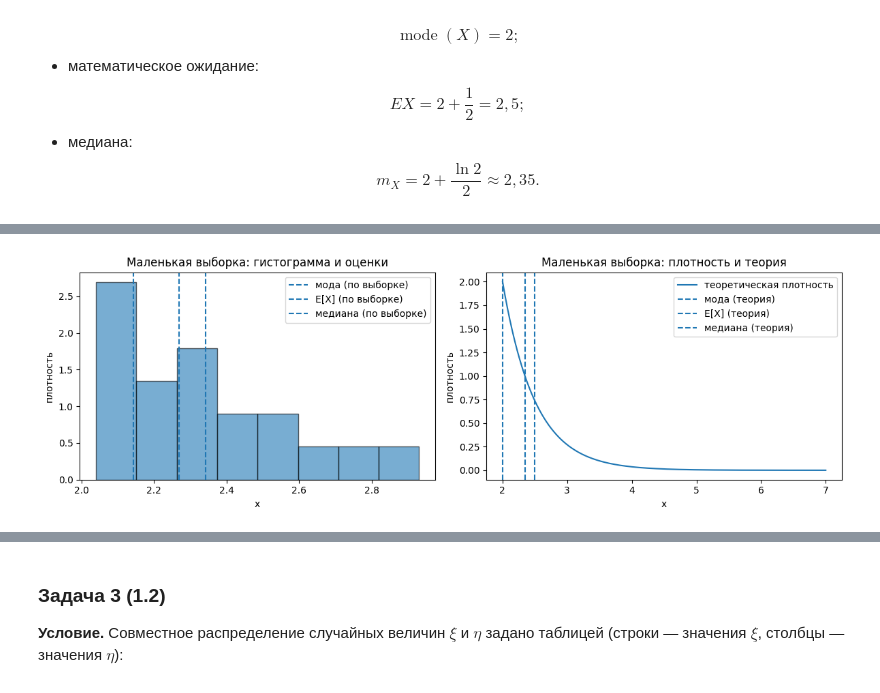
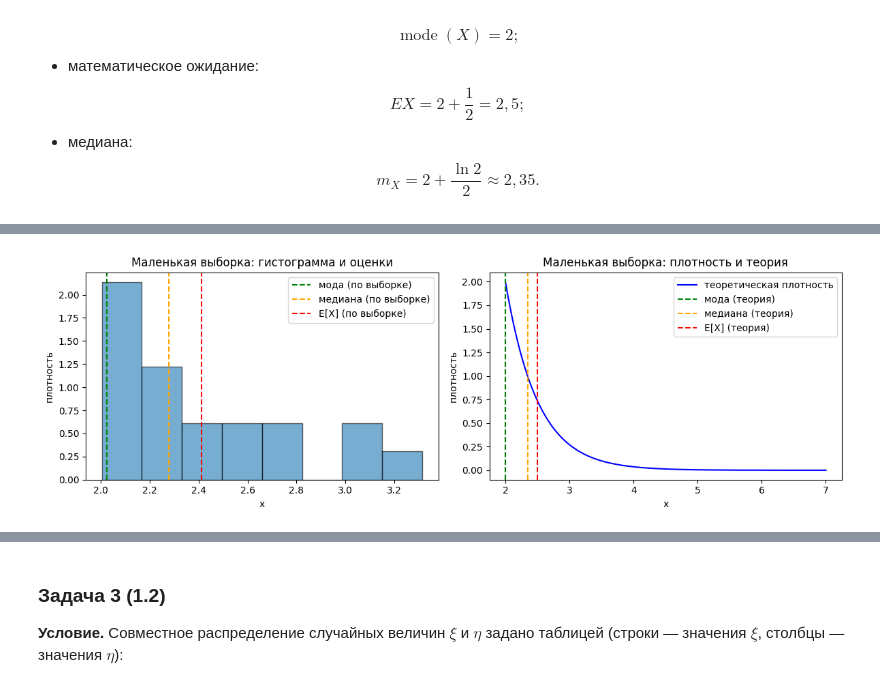
Before and after one commit to potyomin/Yadro-statistics-and-ml-labs, a Jupyter notebook: LW2/LW_2.ipynb, the cells around one changed output, grey strips where cells are left out. Drawn from its saved outputs; the diff is of its cells as text; code cells hidden in the pictures.

```diff
--- a/LW2/LW_2.ipynb
+++ b/LW2/LW_2.ipynb
@@ -194,13 +194,16 @@ import matplotlib.pyplot as plt
 lam = 2.0
 a = 2.0
 
+np.random.seed(42)
+
 mode_theor = a
+median_theor = a + np.log(2) / lam
 mean_theor = a + 1 / lam
-median_theor = a + np.log(2) / lam
 
 print("Теоретическая мода   :", mode_theor)
+print("Теоретическая медиана:", median_theor)
 print("Теоретическое E[X]   :", mean_theor)
-print("Теоретическая медиана:", median_theor)
+
 
 def shifted_exp_pdf(x, lam=lam, a=a):
     x = np.asarray(x)
@@ -209,52 +212,58 @@ def shifted_exp_pdf(x, lam=lam, a=a):
     res[mask] = lam * np.exp(-lam * (x[mask] - a))
     return res
 
+
 def sample_mode(sample, bins=30):
     counts, edges = np.histogram(sample, bins=bins)
     idx = np.argmax(counts)
     return 0.5 * (edges[idx] + edges[idx + 1])
 
+
 n_big = 10_000
 n_small = 20
 
-big_sample = a + np.random.exponential(scale=1/lam, size=n_big)
-small_sample = a + np.random.exponential(scale=1/lam, size=n_small)
+big_sample = a + np.random.exponential(scale=1 / lam, size=n_big)
+small_sample = a + np.random.exponential(scale=1 / lam, size=n_small)
 
 mode_big = sample_mode(big_sample)
+median_big = np.median(big_sample)
 mean_big = big_sample.mean()
-median_big = np.median(big_sample)
 
 mode_small = sample_mode(small_sample)
+median_small = np.median(small_sample)
 mean_small = small_sample.mean()
-median_small = np.median(small_sample)
 
 print("\nБольшая выборка (n = 10000)")
 print("  мода по выборке   :", mode_big)
+print("  медиана по выборке:", median_big)
 print("  E[X] по выборке   :", mean_big)
-print("  медиана по выборке:", median_big)
 
 print("\nМаленькая выборка (n = 20)")
 print("  мода по выборке   :", mode_small)
+print("  медиана по выборке:", median_small)
 print("  E[X] по выборке   :", mean_small)
-print("  медиана по выборке:", median_small)
 
-x_grid = np.linspace(a, a + 10/lam, 400)
+x_grid = np.linspace(a, a + 10 / lam, 400)
+
+mode_color = 'green'
+median_color = 'orange'
+mean_color = 'red'
 
 fig, ax = plt.subplots(1, 2, figsize=(12, 4))
 
 ax[0].hist(big_sample, bins=40, density=True, alpha=0.6, edgecolor='black')
-ax[0].axvline(mode_big,   linestyle='--', label='мода (по выборке)')
-ax[0].axvline(mean_big,   linestyle='--', label='E[X] (по выборке)')
-ax[0].axvline(median_big, linestyle='--', label='медиана (по выборке)')
+ax[0].axvline(mode_big, linestyle='--', color=mode_color, label='мода (по выборке)')
+ax[0].axvline(median_big, linestyle='--', color=median_color, label='медиана (по выборке)')
+ax[0].axvline(mean_big, linestyle='--', color=mean_color, label='E[X] (по выборке)')
 ax[0].set_title('Большая выборка: гистограмма и оценки')
 ax[0].set_xlabel('x')
 ax[0].set_ylabel('плотность')
 ax[0].legend()
 
-ax[1].plot(x_grid, shifted_exp_pdf(x_grid), label='теоретическая плотность')
-ax[1].axvline(mode_theor,   linestyle='--', label='мода (теория)')
-ax[1].axvline(mean_theor,   linestyle='--', label='E[X] (теория)')
-ax[1].axvline(median_theor, linestyle='--', label='медиана (теория)')
+ax[1].plot(x_grid, shifted_exp_pdf(x_grid), color='blue', label='теоретическая плотность')
+ax[1].axvline(mode_theor, linestyle='--', color=mode_color, label='мода (теория)')
+ax[1].axvline(median_theor, linestyle='--', color=median_color, label='медиана (теория)')
+ax[1].axvline(mean_theor, linestyle='--', color=mean_color, label='E[X] (теория)')
 ax[1].set_title('Большая выборка: плотность и теория')
 ax[1].set_xlabel('x')
 ax[1].set_ylabel('плотность')
@@ -266,18 +275,18 @@ plt.show()
 fig, ax = plt.subplots(1, 2, figsize=(12, 4))
 
 ax[0].hist(small_sample, bins=8, density=True, alpha=0.6, edgecolor='black')
-ax[0].axvline(mode_small,   linestyle='--', label='мода (по выборке)')
-ax[0].axvline(mean_small,   linestyle='--', label='E[X] (по выборке)')
-ax[0].axvline(median_small, linestyle='--', label='медиана (по выборке)')
+ax[0].axvline(mode_small, linestyle='--', color=mode_color, label='мода (по выборке)')
+ax[0].axvline(median_small, linestyle='--', color=median_color, label='медиана (по выборке)')
+ax[0].axvline(mean_small, linestyle='--', color=mean_color, label='E[X] (по выборке)')
 ax[0].set_title('Маленькая выборка: гистограмма и оценки')
 ax[0].set_xlabel('x')
 ax[0].set_ylabel('плотность')
 ax[0].legend()
 
-ax[1].plot(x_grid, shifted_exp_pdf(x_grid), label='теоретическая плотность')
-ax[1].axvline(mode_theor,   linestyle='--', label='мода (теория)')
-ax[1].axvline(mean_theor,   linestyle='--', label='E[X] (теория)')
-ax[1].axvline(median_theor, linestyle='--', label='медиана (теория)')
+ax[1].plot(x_grid, shifted_exp_pdf(x_grid), color='blue', label='теоретическая плотность')
+ax[1].axvline(mode_theor, linestyle='--', color=mode_color, label='мода (теория)')
+ax[1].axvline(median_theor, linestyle='--', color=median_color, label='медиана (теория)')
+ax[1].axvline(mean_theor, linestyle='--', color=mean_color, label='E[X] (теория)')
 ax[1].set_title('Маленькая выборка: плотность и теория')
 ax[1].set_xlabel('x')
 ax[1].set_ylabel('плотность')
@@ -285,5 +294,44 @@ ax[1].legend()
 
 plt.tight_layout()
 plt.show()
+
+sizes = [20, 50, 100, 500, 1000, 5000, 10000]
+
+mode_vals = []
+median_vals = []
+mean_vals = []
+
+print("\nИзменение оценок при росте объема выборки")
+for n in sizes:
+    sample = a + np.random.exponential(scale=1 / lam, size=n)
+    mode_n = sample_mode(sample, bins=min(30, max(5, int(np.sqrt(n)))))
+    median_n = np.median(sample)
+    mean_n = sample.mean()
+
+    mode_vals.append(mode_n)
+    median_vals.append(median_n)
+    mean_vals.append(mean_n)
+
+    print(f"n = {n:5d} | мода = {mode_n:.6f} | медиана = {median_n:.6f} | E[X] = {mean_n:.6f}")
+
+plt.figure(figsize=(10, 5))
+
+plt.plot(sizes, mode_vals, marker='o', color=mode_color, label='мода (по выборке)')
+plt.plot(sizes, median_vals, marker='o', color=median_color, label='медиана (по выборке)')
+plt.plot(sizes, mean_vals, marker='o', color=mean_color, label='E[X] (по выборке)')
+
+plt.axhline(mode_theor, linestyle='--', color=mode_color, label='мода (теория)')
+plt.axhline(median_theor, linestyle='--', color=median_color, label='медиана (теория)')
+plt.axhline(mean_theor, linestyle='--', color=mean_color, label='E[X] (теория)')
+
+plt.xscale('log')
+plt.xlabel('Размер выборки n')
+plt.ylabel('Значение оценки')
+plt.title('Приближение оценок к теоретическим значениям')
+plt.legend()
+plt.grid(True, alpha=0.3)
+
+plt.tight_layout()
+plt.show()
 # %% [output]
 Теоретическая мода   : 2.0
@@ -303 +351 @@ plt.show()
-[figure, old version]
+[figure, new version]
```
Also changed, not shown: parts of 2 cells of this notebook.
